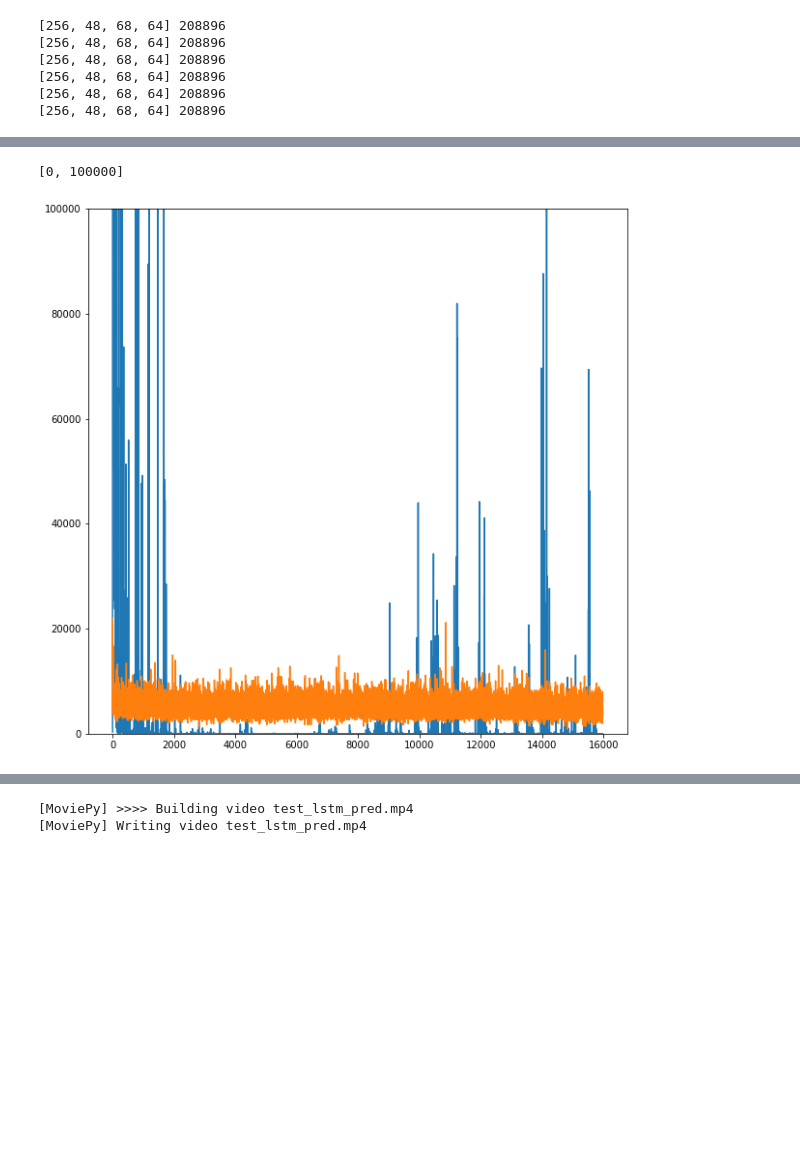
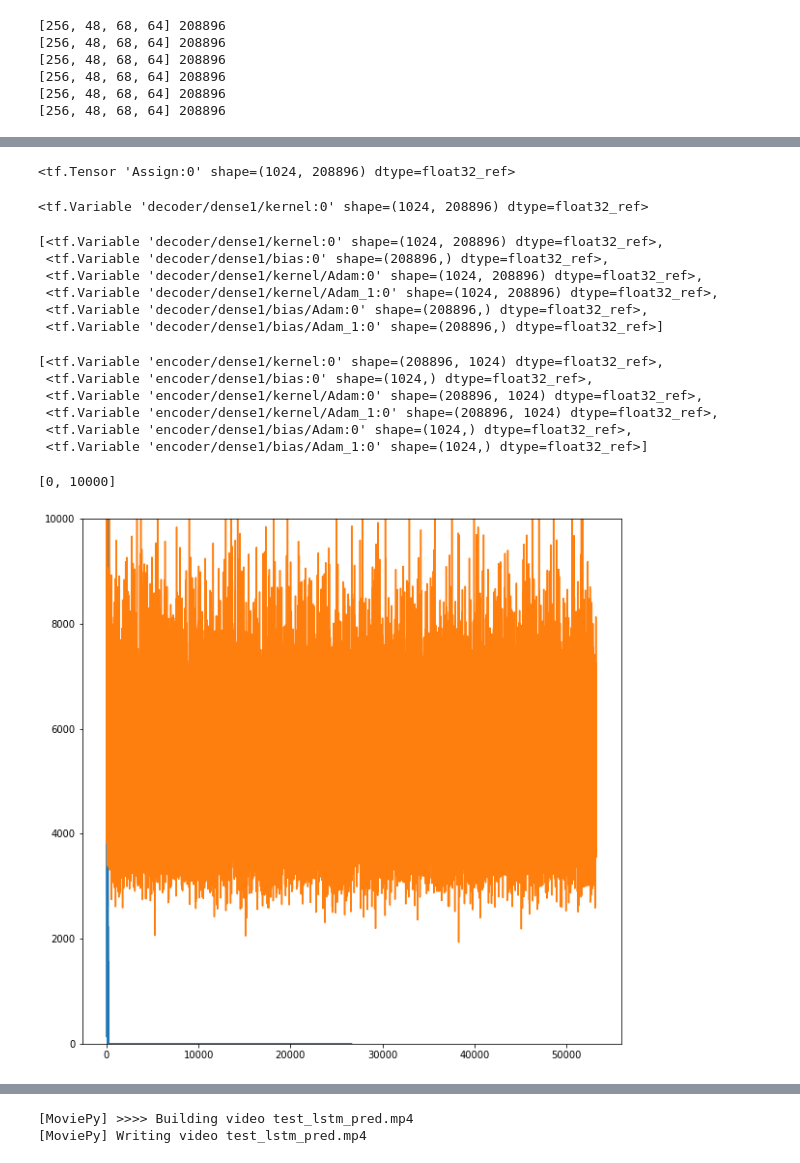
Before and after one commit to galbiati/video-representations, a Jupyter notebook: Prototype-RNN.ipynb, the cells around one changed output, grey strips where cells are left out. Drawn from its saved outputs; the diff is of its cells as text; code cells hidden in the pictures; blank space fills up the shorter version.

Commit message:
end-to-end training

```diff
--- a/Prototype-RNN.ipynb
+++ b/Prototype-RNN.ipynb
@@ -19,3 +19,29 @@ import matplotlib.pyplot as plt
 % matplotlib inline
 # %%
 data_dir = os.path.expanduser('~/Insight/video-representations/frames')
+# %%
+training_epochs = 10
+batchsize = 4
+sequence_length = 64
+
+model = Model(encoder, lstm_cell, decoder, batchsize, sequence_length)
+
+## LSTM-Encoder Training Graph ##
+
+training_inputs, training_targets = load.inputs('training', batchsize, training_epochs)
+
+encoded, transitioned, decoded = model.build(training_inputs)    # discard decoder here
+loss = tf.reduce_mean(tf.pow(decoded - training_targets, 2))
+
+optimizer = tf.train.AdamOptimizer()
+trainable_vars = tf.trainable_variables()
+clipped_gradients, _ = tf.clip_by_global_norm(tf.gradients(loss, trainable_vars), 1)    # clip those uglies
+train_step = optimizer.apply_gradients(zip(clipped_gradients, trainable_vars))
+
+## LSTM-Encoder Validation Graph ##
+
+validation_inputs, validation_targets = load.inputs('validation', batchsize, 1)
+
+encoded_validation, transitioned_validation, decoded_validation = model.build(validation_inputs, reuse=True)
+targeted_validation = model.build_target_encoder(validation_targets, reuse=True)
+validation_loss = tf.reduce_mean(tf.pow(decoded_validation - validation_targets, 2))
@@ -193,10 +311,36 @@ with tf.Session() as sesh:
+# %%
+d1k0.assign(tf.transpose(e1k0))
+# %% [output]
+<tf.Tensor 'Assign:0' shape=(1024, 208896) dtype=float32_ref>
+# %%
+d1k0
+# %% [output]
+<tf.Variable 'decoder/dense1/kernel:0' shape=(1024, 208896) dtype=float32_ref>
+# %%
+[var for var in d1k if 'dense' in var.name]
+# %% [output]
+[<tf.Variable 'decoder/dense1/kernel:0' shape=(1024, 208896) dtype=float32_ref>,
+ <tf.Variable 'decoder/dense1/bias:0' shape=(208896,) dtype=float32_ref>,
+ <tf.Variable 'decoder/dense1/kernel/Adam:0' shape=(1024, 208896) dtype=float32_ref>,
+ <tf.Variable 'decoder/dense1/kernel/Adam_1:0' shape=(1024, 208896) dtype=float32_ref>,
+ <tf.Variable 'decoder/dense1/bias/Adam:0' shape=(208896,) dtype=float32_ref>,
+ <tf.Variable 'decoder/dense1/bias/Adam_1:0' shape=(208896,) dtype=float32_ref>]
+# %%
+[var for var in e1k if 'dense' in var.name]
+# %% [output]
+[<tf.Variable 'encoder/dense1/kernel:0' shape=(208896, 1024) dtype=float32_ref>,
+ <tf.Variable 'encoder/dense1/bias:0' shape=(1024,) dtype=float32_ref>,
+ <tf.Variable 'encoder/dense1/kernel/Adam:0' shape=(208896, 1024) dtype=float32_ref>,
+ <tf.Variable 'encoder/dense1/kernel/Adam_1:0' shape=(208896, 1024) dtype=float32_ref>,
+ <tf.Variable 'encoder/dense1/bias/Adam:0' shape=(1024,) dtype=float32_ref>,
+ <tf.Variable 'encoder/dense1/bias/Adam_1:0' shape=(1024,) dtype=float32_ref>]
 # %%
 fig, axes = plt.subplots(1, 1, figsize=(10, 10))
 
 axes.plot(encoder_losses)
 axes.plot(decoder_losses)
-plt.setp(axes, ylim=[0, 100000])
+plt.setp(axes, ylim=[0, 10000])
 # %% [output]
-[0, 100000]
+[0, 10000]
-[figure, old version]
+[figure, new version]
 # %%
```
Also changed, not shown: parts of 14 cells of this notebook.
